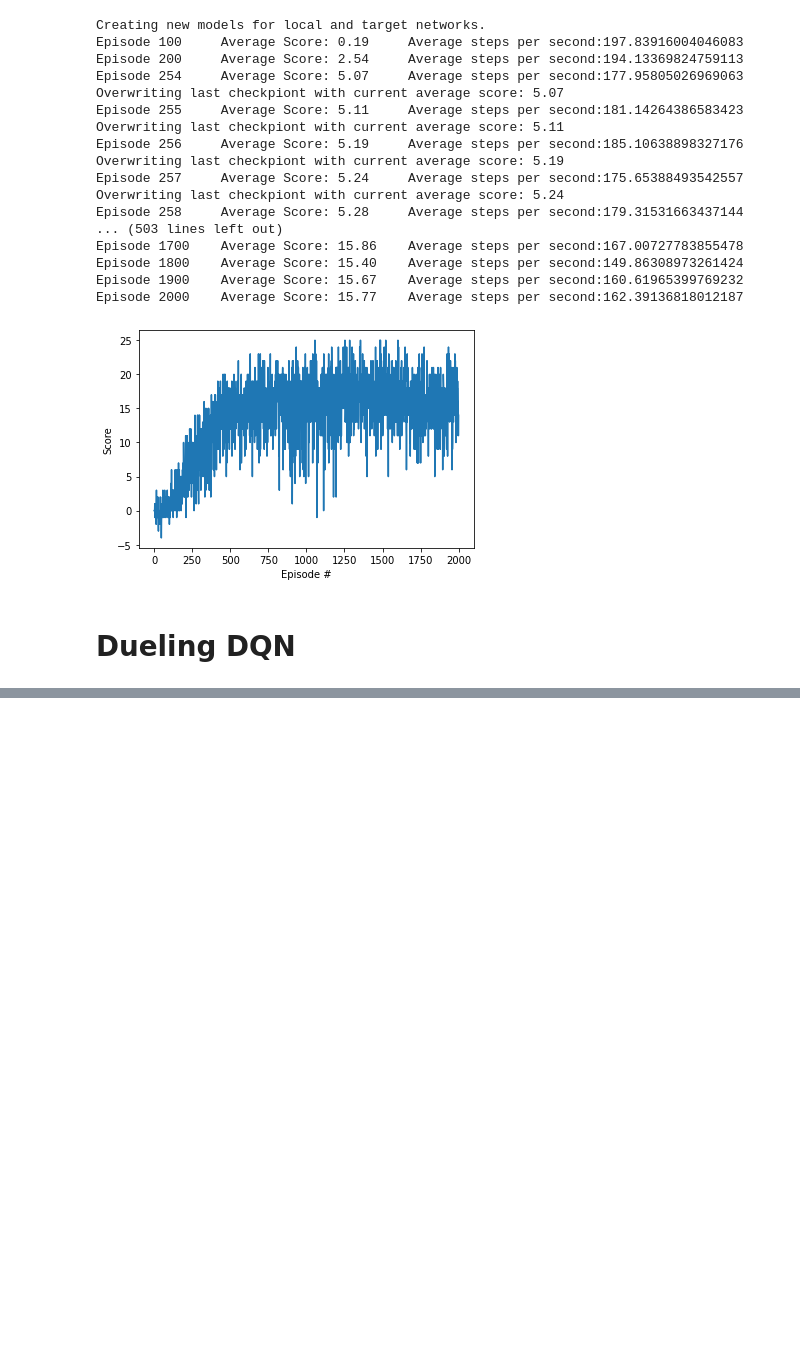
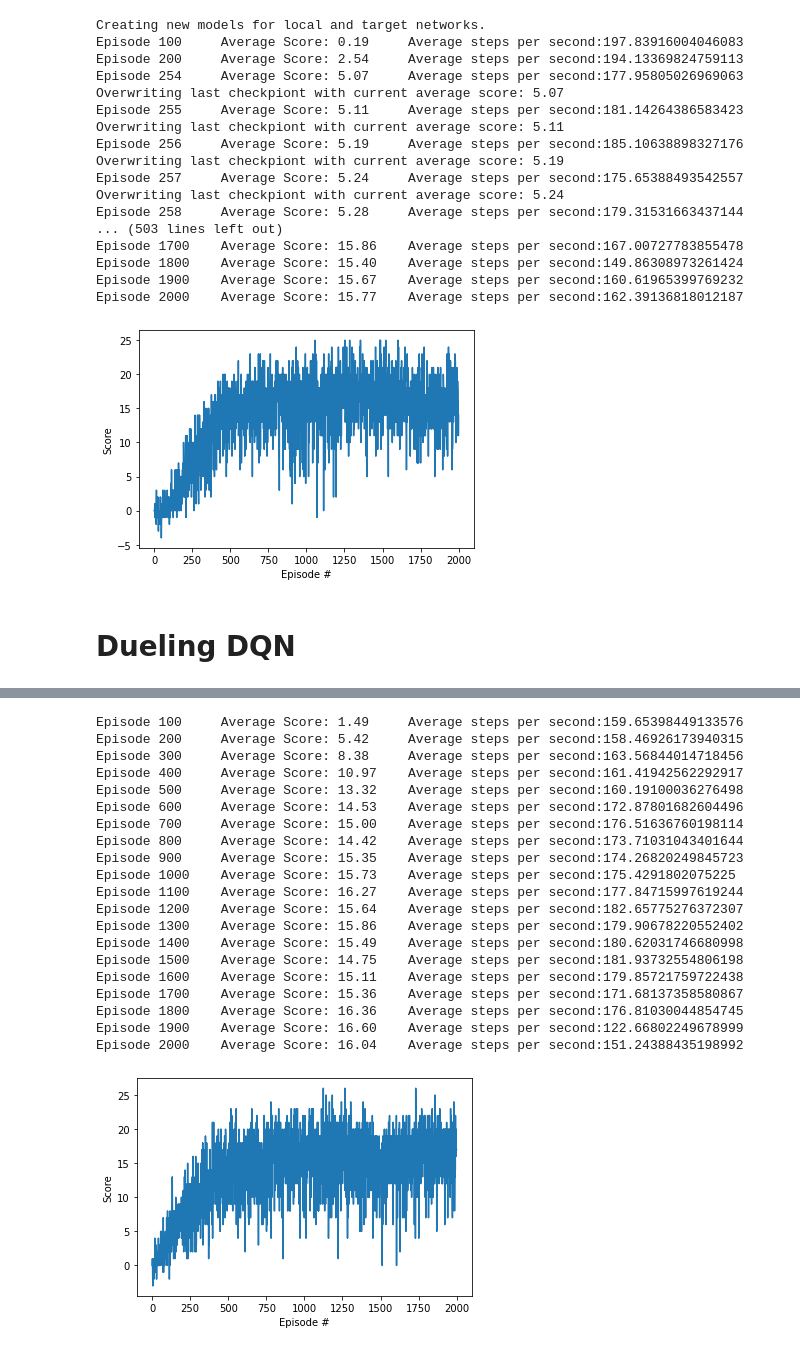
Before and after one commit to LucasSabbatini/udacity_reinforcement_project_navigation, a Jupyter notebook: src/Navigation.ipynb, the cells around one changed output, grey strips where cells are left out. Cells and saved outputs as stored; diff of their text form; code cells hidden in the pictures; blank space fills up the shorter version.

```diff
--- a/src/Navigation.ipynb
+++ b/src/Navigation.ipynb
@@ -362,7 +367,7 @@ class ReplayBuffer:
 import numpy as np
 import time
 
-def dqn(agent, env, brain_name, model_name="dqn_3fc_act_nodrop", n_episodes=2000, max_t=1000, eps_start=1.0, eps_end=0.01, eps_decay=0.995):
+def dqn(agent, env, brain_name, model_name="dqn_3fc_act_nodrop", n_episodes=2000, max_t=2000, eps_start=1.0, eps_end=0.01, eps_decay=0.995):
     """
     Deep Q-Learning.
 
@@ -881,8 +838,8 @@ class PrioritizedReplayBuffer:
         # Choose samples based on the probability, which is proportional to the error
         priorities = np.asarray([e.error for e in self.memory], dtype=np.float64)
         with torch.no_grad():
-            probabilities = priorities / sum(priorities)
-        experiences = random.choices(self.memory, weights=probabilities)
+            probabilities = priorities / sum(priorities) # It gives out a torch grad error, but this has never been in the graph, so why?????
+        experiences = random.choices(self.memory, k=self.batch_size, weights=probabilities)
 
 #         # now it is choosing the samples randomly. Change it to use the prioritized formula
 #         experiences = random.sample(self.memory, k=self.batch_size)
@@ -1544,0 +2279,9 @@ plt.show()
+# %%
+from unityagents import UnityEnvironment
+import numpy as np
+
+env = UnityEnvironment(file_name="../banana_unity_env/Banana.exe")
+
+# get the default brain
+brain_name = env.brain_names[0]
+brain = env.brains[brain_name]
@@ -1544,0 +2305,49 @@ plt.show()
+# %%
+t_step = 0
+gamma = 0.99
+epsilon = 0.99
+agent = Agent(state_size=37,
+              action_size=4,
+              t_step=t_step,
+              gamma=gamma,
+              seed=0)
+
+
+scores = dqn(agent,
+             env,
+             brain_name,
+             n_episodes=2000,
+             max_t=1000,
+             eps_start=1.0,
+             eps_end=0.01,
+             eps_decay=0.995)
+
+# plot the scores
+fig = plt.figure()
+ax = fig.add_subplot(111)
+plt.plot(np.arange(len(scores)), scores)
+plt.ylabel('Score')
+plt.xlabel('Episode #')
+plt.show()
+# %% [output]
+Episode 100     Average Score: 1.49     Average steps per second:159.65398449133576
+Episode 200     Average Score: 5.42     Average steps per second:158.46926173940315
+Episode 300     Average Score: 8.38     Average steps per second:163.56844014718456
+Episode 400     Average Score: 10.97    Average steps per second:161.41942562292917
+Episode 500     Average Score: 13.32    Average steps per second:160.19100036276498
+Episode 600     Average Score: 14.53    Average steps per second:172.87801682604496
+Episode 700     Average Score: 15.00    Average steps per second:176.51636760198114
+Episode 800     Average Score: 14.42    Average steps per second:173.71031043401644
+Episode 900     Average Score: 15.35    Average steps per second:174.26820249845723
+Episode 1000    Average Score: 15.73    Average steps per second:175.4291802075225
+Episode 1100    Average Score: 16.27    Average steps per second:177.84715997619244
+Episode 1200    Average Score: 15.64    Average steps per second:182.65775276372307
+Episode 1300    Average Score: 15.86    Average steps per second:179.90678220552402
+Episode 1400    Average Score: 15.49    Average steps per second:180.62031746680998
+Episode 1500    Average Score: 14.75    Average steps per second:181.93732554806198
+Episode 1600    Average Score: 15.11    Average steps per second:179.85721759722438
+Episode 1700    Average Score: 15.36    Average steps per second:171.68137358580867
+Episode 1800    Average Score: 16.36    Average steps per second:176.81030044854745
+Episode 1900    Average Score: 16.60    Average steps per second:122.66802249678999
+Episode 2000    Average Score: 16.04    Average steps per second:151.24388435198992
+[figure, added]
```
Also changed, not shown: parts of 26 cells of this notebook, 10 other files.
